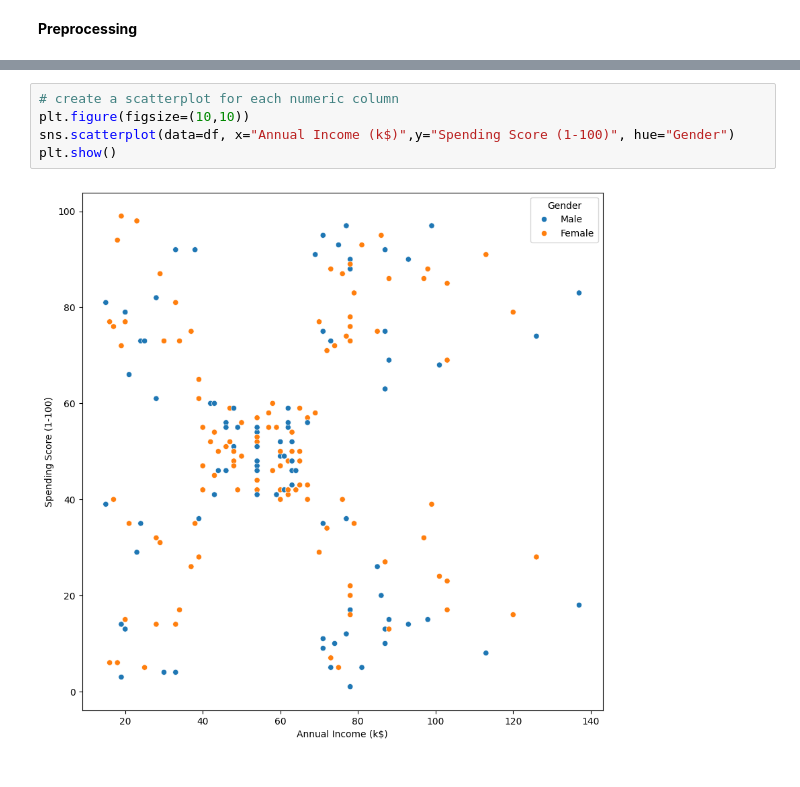
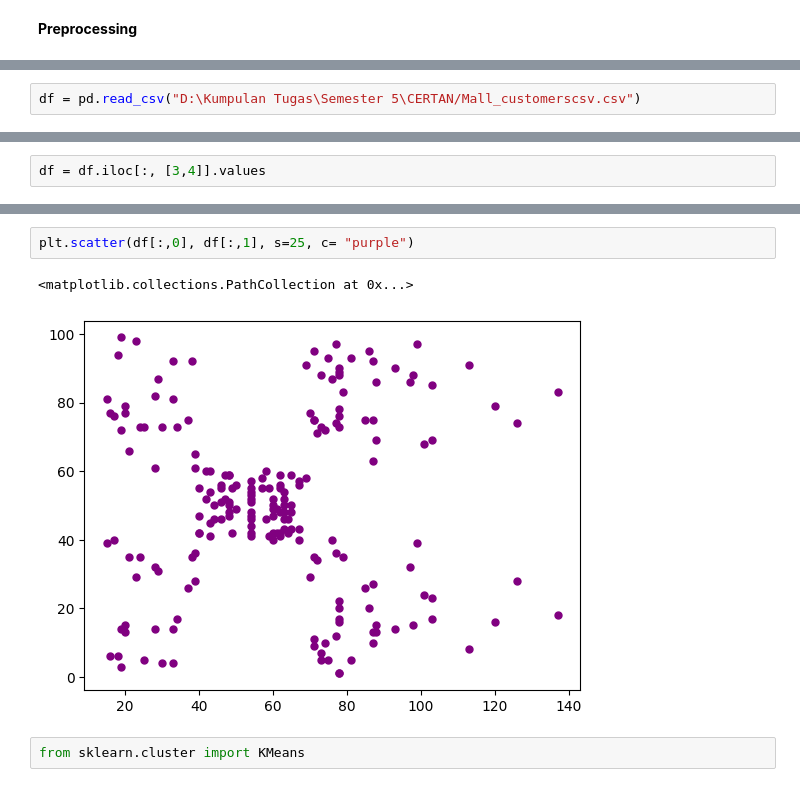
Before and after one commit to Estomihi100103/Clusterisasi-using-Mall-Custumer-Segmentation-Data, a Jupyter notebook: clustering_customer.ipynb, the cells around one changed output, grey strips where cells are left out. Saved outputs shown, nothing was run; the diff lists cells and outputs as text.

```diff
--- a/clustering_customer.ipynb
+++ b/clustering_customer.ipynb
@@ -45,0 +9,2 @@ df_encoded = pd.get_dummies(df, columns=['Gender'], drop_first=True)
+# %%
+df = pd.read_csv("D:\Kumpulan Tugas\Semester 5\CERTAN/Mall_customerscsv.csv")
@@ -46 +66,3 @@ df_encoded = pd.get_dummies(df, columns=['Gender'], drop_first=True)
+# %%
+df = df.iloc[:, [3,4]].values
 # %%
@@ -154,7 +88,7 @@ plt.show()
-# %%
-# create a scatterplot for each numeric column
-plt.figure(figsize=(10,10))
-sns.scatterplot(data=df, x="Annual Income (k$)",y="Spending Score (1-100)", hue="Gender")
-plt.show()
-# %% [output]
-[figure, removed]
+# %%
+plt.scatter(df[:,0], df[:,1], s=25, c= "purple")
+# %% [output]
+<matplotlib.collections.PathCollection at 0x...>
+[figure, added]
+# %%
+from sklearn.cluster import KMeans
```
Also changed, not shown: parts of 30 cells of this notebook.
